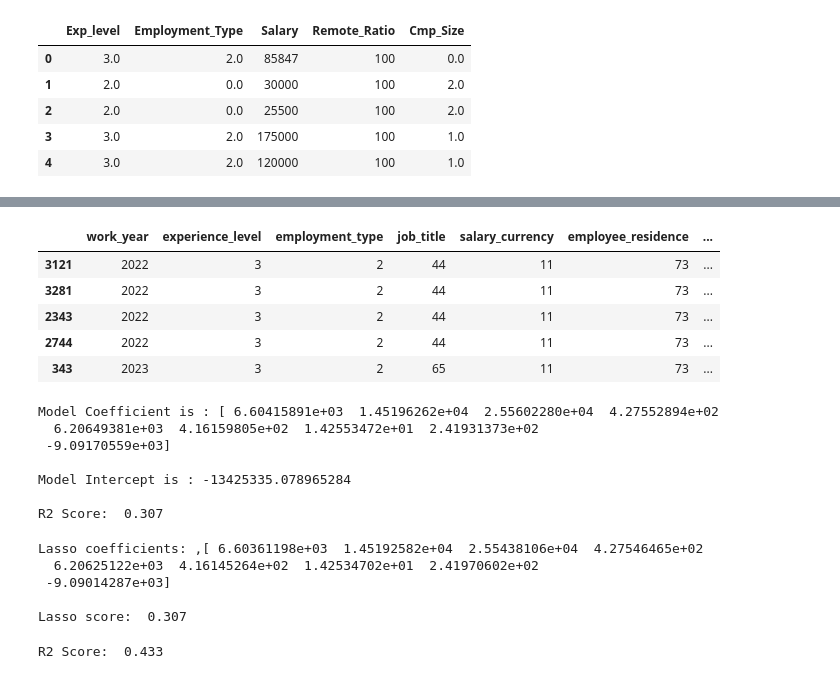
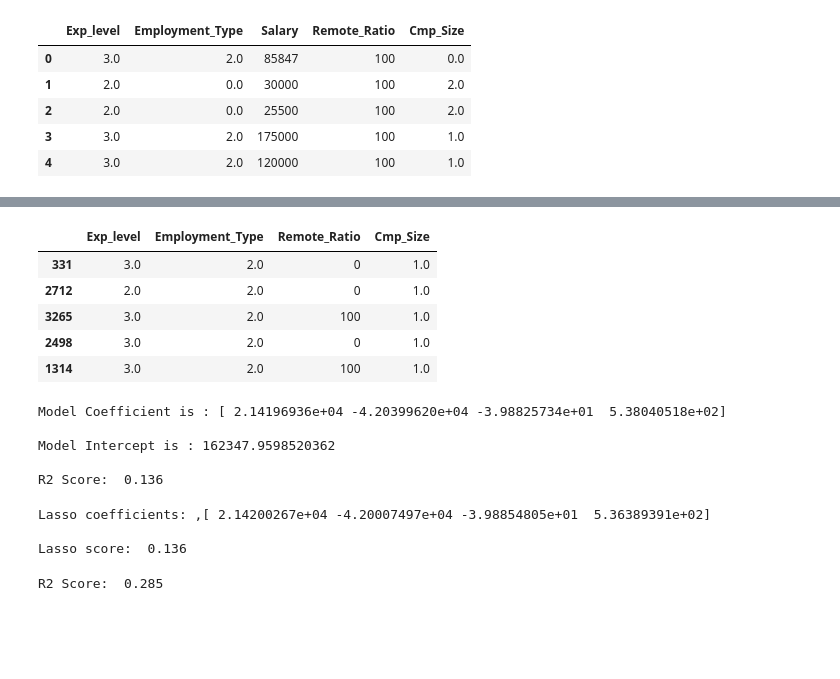
Before and after one commit to waseem-avi/week1_ml_project, a Jupyter notebook: src/project_files/notebooks/salaries_prediction.ipynb, the cells around one changed output, grey strips where cells are left out. Cells and saved outputs as stored; diff of their text form; code cells hidden in the pictures; blank space fills up the shorter version.

```diff
--- a/src/project_files/notebooks/salaries_prediction.ipynb
+++ b/src/project_files/notebooks/salaries_prediction.ipynb
@@ -999,6 +1024,6 @@ def abnormal_filter(df, threshold_first, threshold_second):
     print('Number of abnormal values =', abnorm)
     return df
 # %%
-df = abnormal_filter(df, 0.5, 3)
-df.info()
+processed_data = abnormal_filter(processed_data, 0.5, 3)
+processed_data.info()
 # %% [output]
@@ -1038,7 +1061,8 @@ pd.set_option('display.width', None) # display DataFrame without line wrapping
 
 encoder = LabelEncoder()
 
-categorical_cols = df.select_dtypes(include="object").columns
+categorical_cols = processed_data.select_dtypes(include="object").columns
 
 # Fit and transform all categorical columns together
-df[categorical_cols] = df[categorical_cols].apply(lambda x: encoder.fit_transform(x))
+processed_data[categorical_cols] = processed_data[categorical_cols].apply(lambda x: encoder.fit_transform(x))
+processed_data
@@ -1049,16 +1087,16 @@ pickle.dump(encoder,open(r'C:\Users\acer\OneDrive\Documents\GitHub\waseem-avi\we
 # %%
-X = df.drop(["salary_in_usd", "salary"], axis=1)
-y = df["salary_in_usd"]
+X = processed_data.drop( "Salary", axis=1)
+y = processed_data["Salary"]
 
 x_train, x_test, y_train, y_test = train_test_split(X,y, test_size=0.20)
 x_test.head()
 # %% [output]
-|  | work_year | experience_level | employment_type | job_title | salary_currency | employee_residence | ... |
-| 3121 | 2022 | 3 | 2 | 44 | 11 | 73 | ... |
-| 3281 | 2022 | 3 | 2 | 44 | 11 | 73 | ... |
-| 2343 | 2022 | 3 | 2 | 44 | 11 | 73 | ... |
-| 2744 | 2022 | 3 | 2 | 44 | 11 | 73 | ... |
-| 343 | 2023 | 3 | 2 | 65 | 11 | 73 | ... |
+|  | Exp_level | Employment_Type | Remote_Ratio | Cmp_Size |
+| 331 | 3.0 | 2.0 | 0 | 1.0 |
+| 2712 | 2.0 | 2.0 | 0 | 1.0 |
+| 3265 | 3.0 | 2.0 | 100 | 1.0 |
+| 2498 | 3.0 | 2.0 | 0 | 1.0 |
+| 1314 | 3.0 | 2.0 | 100 | 1.0 |
 # %%
 lr = LinearRegression()
 lr.fit(x_train, y_train)
@@ -1068,13 +1106,11 @@ print(f"Model Coefficient is : {lr.coef_}\n")
 print(f"Model Intercept is : {lr.intercept_}\n")
 print("R2 Score: ", round(r2_score(y_test, preds),3))
 # %% [output]
-Model Coefficient is : [ 6.60415891e+03  1.45196262e+04  2.55602280e+04  4.27552894e+02
-  6.20649381e+03  4.16159805e+02  1.42553472e+01  2.41931373e+02
- -9.09170559e+03]
+Model Coefficient is : [ 2.14196936e+04 -4.20399620e+04 -3.98825734e+01  5.38040518e+02]
 
-Model Intercept is : -13425335.078965284
+Model Intercept is : 162347.9598520362
 
-R2 Score:  0.307
+R2 Score:  0.136
 # %%
 lasso = Lasso(alpha = 0.2)
 lasso.fit(x_train, y_train)
@@ -1083,11 +1119,9 @@ lasso_pred = lasso.predict(x_test)
 print(f'Lasso coefficients: ,{lasso.coef_}\n')
 print('Lasso score: ',round(lasso.score(x_test, y_test), 3))
 # %% [output]
-Lasso coefficients: ,[ 6.60361198e+03  1.45192582e+04  2.55438106e+04  4.27546465e+02
-  6.20625122e+03  4.16145264e+02  1.42534702e+01  2.41970602e+02
- -9.09014287e+03]
+Lasso coefficients: ,[ 2.14200267e+04 -4.20007497e+04 -3.98854805e+01  5.36389391e+02]
 
-Lasso score:  0.307
+Lasso score:  0.136
 # %%
 from sklearn.ensemble import RandomForestRegressor
 
@@ -1098,4 +1132,4 @@ rf_pred = rf.predict(x_test)
 
 print("R2 Score: ", round(r2_score(y_test, rf_pred),3))
 # %% [output]
-R2 Score:  0.433
+R2 Score:  0.285
```
Also changed, not shown: parts of 19 cells of this notebook, 6 other files.
